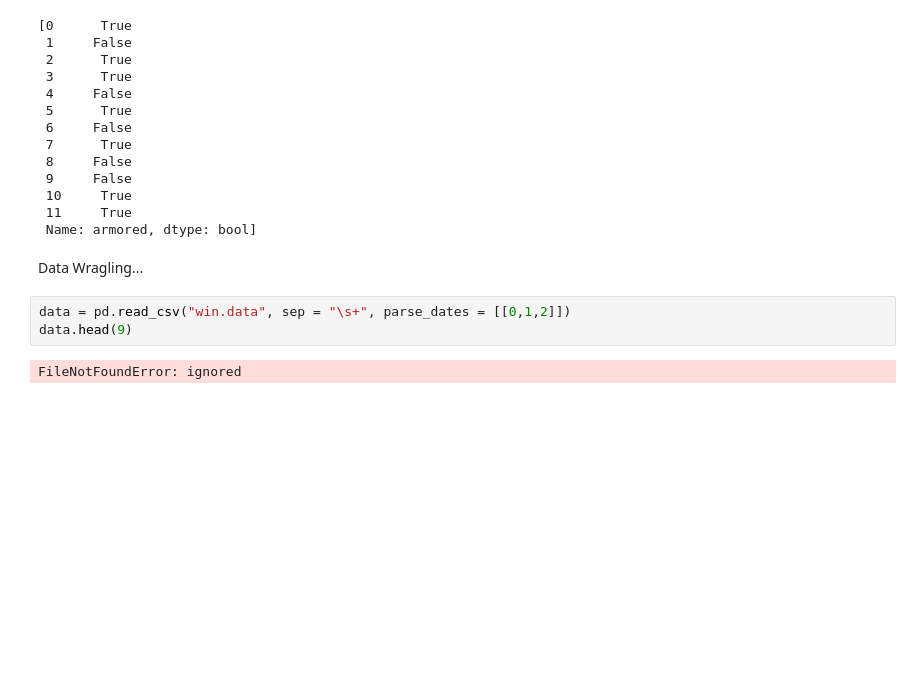
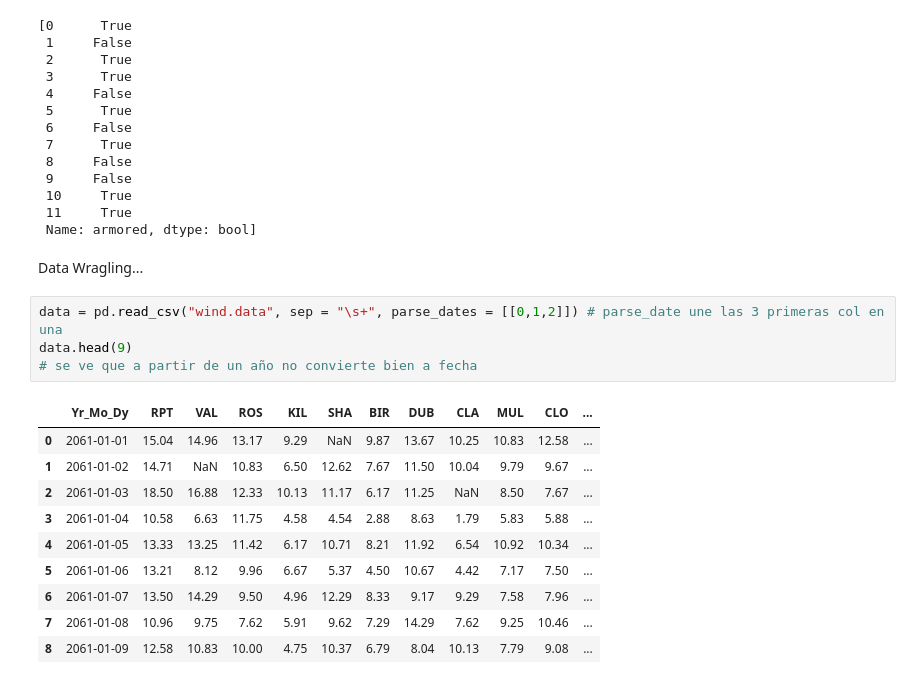
Before and after one commit to jsgolpof/Primer-Proyecto, a Jupyter notebook: pandas.ipynb, the cells around one changed output. Drawn from its saved outputs; the diff is of its cells as text; blank space fills up the shorter version.

```diff
--- a/pandas.ipynb
+++ b/pandas.ipynb
@@ -201,7 +191,17 @@ army[army["deaths"] > 50] # filtra. Sólo puede haber un filtro a la vez
 # %% [markdown]
 Data Wragling...
 # %%
-data = pd.read_csv("win.data", sep = "\s+", parse_dates = [[0,1,2]])
+data = pd.read_csv("wind.data", sep = "\s+", parse_dates = [[0,1,2]]) # parse_date une las 3 primeras col en una
 data.head(9)
+# se ve que a partir de un año no convierte bien a fecha
 # %% [output]
-FileNotFoundError: ignored
+|  | Yr_Mo_Dy | RPT | VAL | ROS | KIL | SHA | BIR | DUB | CLA | MUL | CLO | ... |
+| 0 | 2061-01-01 | 15.04 | 14.96 | 13.17 | 9.29 | NaN | 9.87 | 13.67 | 10.25 | 10.83 | 12.58 | ... |
+| 1 | 2061-01-02 | 14.71 | NaN | 10.83 | 6.50 | 12.62 | 7.67 | 11.50 | 10.04 | 9.79 | 9.67 | ... |
+| 2 | 2061-01-03 | 18.50 | 16.88 | 12.33 | 10.13 | 11.17 | 6.17 | 11.25 | NaN | 8.50 | 7.67 | ... |
+| 3 | 2061-01-04 | 10.58 | 6.63 | 11.75 | 4.58 | 4.54 | 2.88 | 8.63 | 1.79 | 5.83 | 5.88 | ... |
+| 4 | 2061-01-05 | 13.33 | 13.25 | 11.42 | 6.17 | 10.71 | 8.21 | 11.92 | 6.54 | 10.92 | 10.34 | ... |
+| 5 | 2061-01-06 | 13.21 | 8.12 | 9.96 | 6.67 | 5.37 | 4.50 | 10.67 | 4.42 | 7.17 | 7.50 | ... |
+| 6 | 2061-01-07 | 13.50 | 14.29 | 9.50 | 4.96 | 12.29 | 8.33 | 9.17 | 9.29 | 7.58 | 7.96 | ... |
+| 7 | 2061-01-08 | 10.96 | 9.75 | 7.62 | 5.91 | 9.62 | 7.29 | 14.29 | 7.62 | 9.25 | 10.46 | ... |
+| 8 | 2061-01-09 | 12.58 | 10.83 | 10.00 | 4.75 | 10.37 | 6.79 | 8.04 | 10.13 | 7.79 | 9.08 | ... |
```
Also changed, not shown: parts of 3 cells of this notebook.
